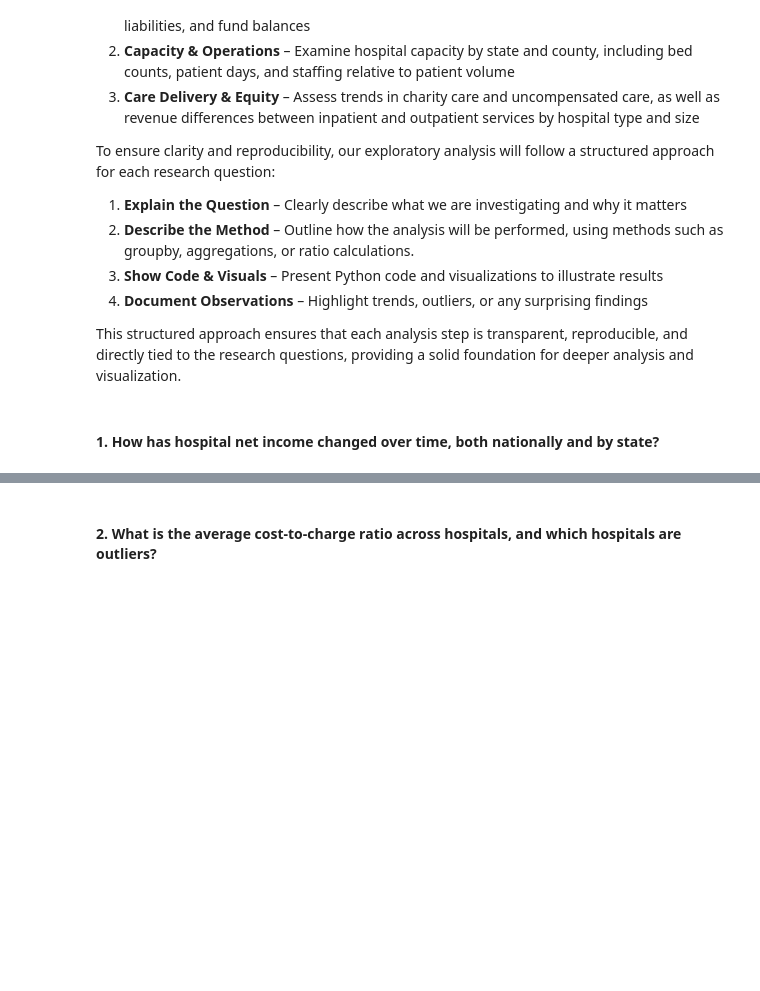
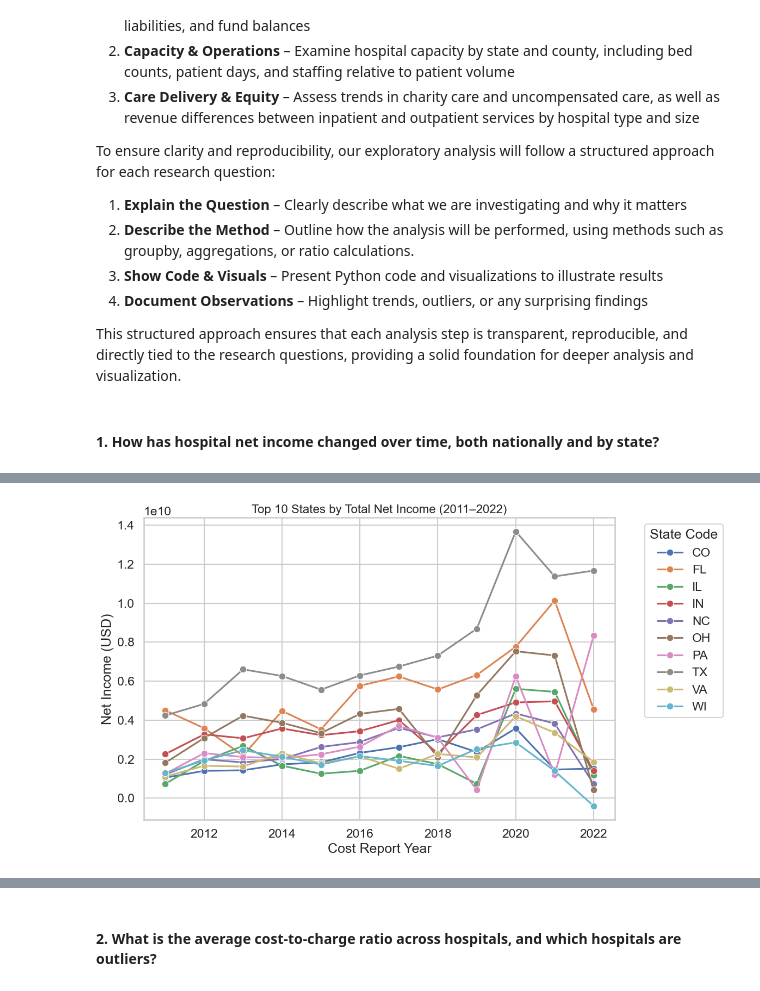
Before and after one commit to jcao-portfolio/hospital-provider-cost-data-analysis, a Jupyter notebook: Notebooks/hospital_provider_cost_data_analysis.ipynb, the cells around one changed output, grey strips where cells are left out. Cells and saved outputs as stored; diff of their text form; code cells hidden in the pictures; blank space fills up the shorter version.

```diff
--- a/Notebooks/hospital_provider_cost_data_analysis.ipynb
+++ b/Notebooks/hospital_provider_cost_data_analysis.ipynb
@@ -765,0 +949,20 @@ NameError: name 'hospital_provider_cost_data_clean' is not defined
+# %%
+# Compute top 10 states by total net income across all years
+top_states = (hospital_provider_cost_data_clean.groupby('State Code')['Net Income'].sum().nlargest(10).index)
+
+# Filter to only those states
+df_top_states = hospital_provider_cost_data_clean[hospital_provider_cost_data_clean['State Code'].isin(top_states)]
+
+# Compute yearly totals
+state_net_income = (df_top_states.groupby(['Cost Report Year', 'State Code'])['Net Income'].sum().reset_index())
+
+plt.figure(figsize=(12,7))
+sns.lineplot(data=state_net_income,x='Cost Report Year',y='Net Income',hue='State Code',marker='o')
+plt.title('Top 10 States by Total Net Income (2011–2022)', fontsize=16)
+plt.xlabel('Cost Report Year')
+plt.ylabel('Net Income (USD)')
+plt.legend(title='State Code', bbox_to_anchor=(1.05, 1), loc='upper left')
+plt.tight_layout()
+plt.show()
+# %% [output]
+[figure, added]
```
Also changed, not shown: parts of 20 cells of this notebook.
